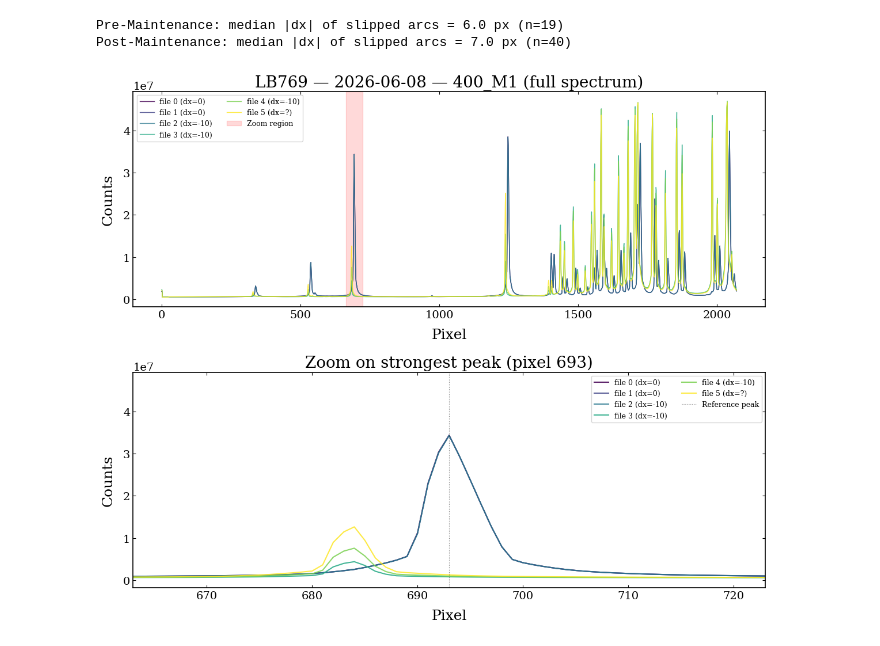
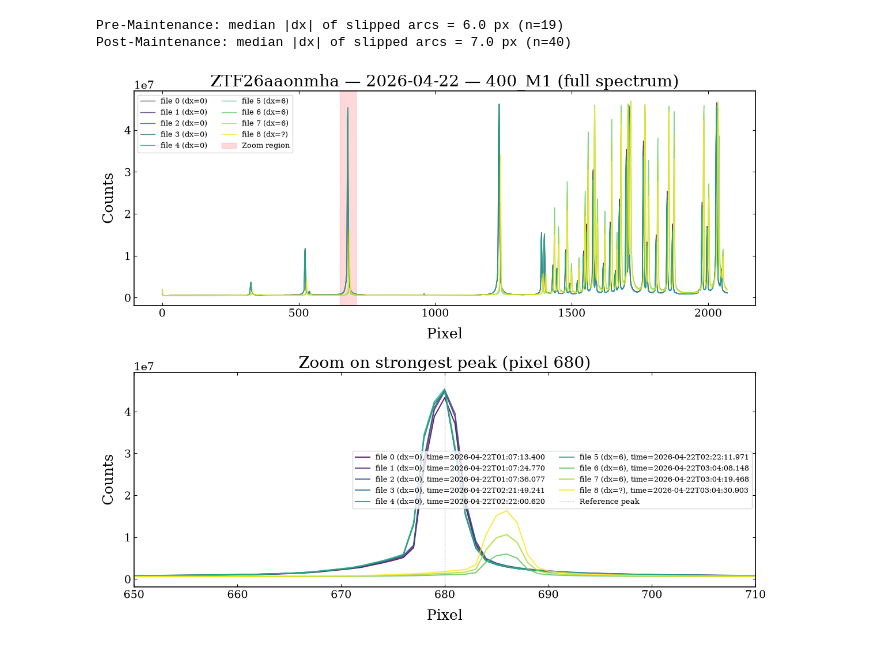
Before and after one commit to anirudhsalgundi/soar_mask_slip_study, a Jupyter notebook: soar_mask_slip_analysis.ipynb, the cells around one changed output. Saved outputs shown, nothing was run; the diff lists cells and outputs as text; code cells hidden in the pictures.

Commit message:
added timesrtamps to the filename as lengeds for the arcs comparison plot.
also prints a table of all the arcs with timestamps and exposure times.

```diff
--- a/soar_mask_slip_analysis.ipynb
+++ b/soar_mask_slip_analysis.ipynb
@@ -1105,7 +1105,7 @@ def plot_arc_overlay(group, zoom_width=60):
     for i, spec in enumerate(spectra):
         dx_label = group["dx"][i] if i < len(group["dx"]) else "?"
         axes[1].plot(spec, color=colors[i], alpha=0.85, linewidth=1.5,
-                     label=f"file {i} (dx={dx_label})")
+                     label=f"file {i} (dx={dx_label}), time={group["datetimes"][i]}")
 
     axes[1].set_xlim(x_zoom_min, x_zoom_max)
     axes[1].axvline(strongest_idx, color="k", linestyle=":", linewidth=0.8, alpha=0.5, label="Reference peak")
@@ -1127,14 +1127,14 @@ def find_group(grouped_arc_files, object_name, date):
 # %%
 # example
 # source, date = "HD60753", "2026-06-07"
-# source, date = "ZTF26aaonmha", "2026-04-22"
+source, date = "ZTF26aaonmha", "2026-04-22"
 # source, date = "LTT9239", "2026-06-06"
-source, date = "LB769", "2026-06-08"
+# source, date = "LB769", "2026-06-08"
 
 group = find_group(grouped_arc_files_post, source, date) #  "ZTF26aaonmha", "2026-04-22
 if group:
     plot_arc_overlay(group)
 else:
     print("Group not found")
 # %% [output]
-[figure, old version]
+[figure, new version]
```
Also changed, not shown: parts of 15 cells of this notebook, 5 other files.
